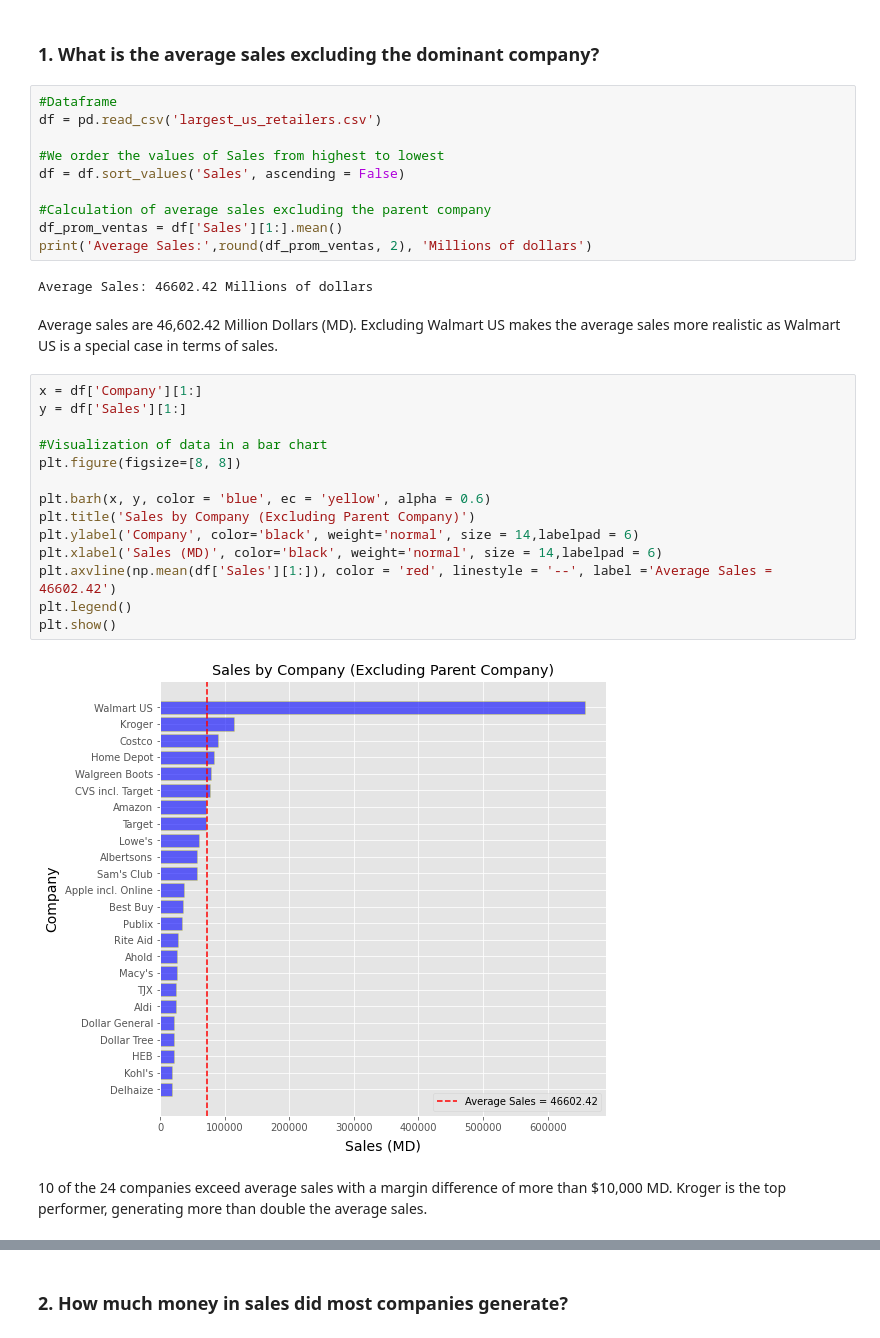
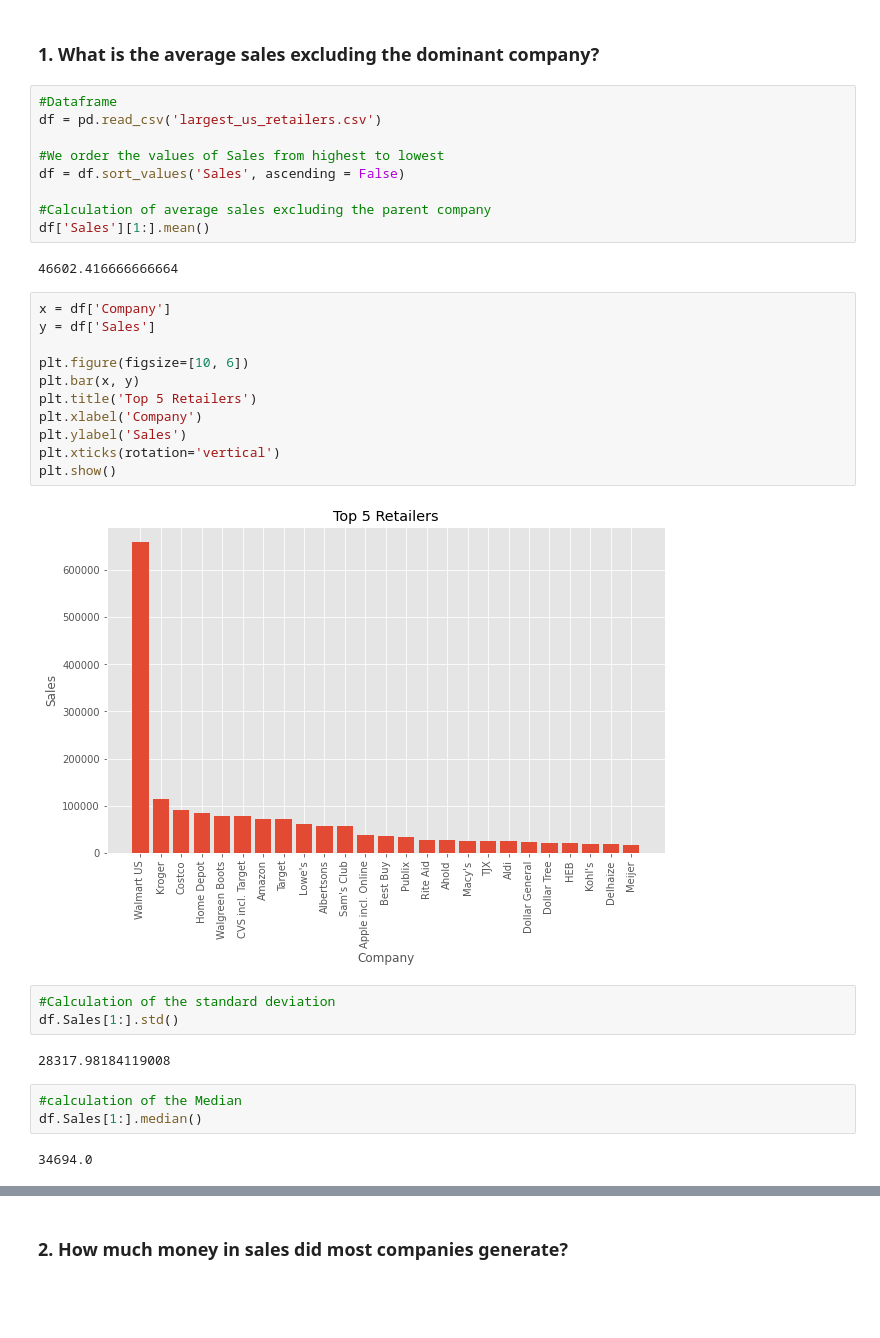
Before and after one commit to jbernalg/data_analysis_projects, a Jupyter notebook: Challenge_DataAcademy/Data_Analysis_Project.ipynb, the cells around one changed output, grey strips where cells are left out. Saved outputs shown, nothing was run; the diff lists cells and outputs as text; blank space fills up the shorter version.

Commit message:
Challenge_DataAcademy modified

```diff
--- a/Challenge_DataAcademy/Data_Analysis_Project.ipynb
+++ b/Challenge_DataAcademy/Data_Analysis_Project.ipynb
@@ -89,27 +89,29 @@ df = pd.read_csv('largest_us_retailers.csv')
 df = df.sort_values('Sales', ascending = False)
 
 #Calculation of average sales excluding the parent company
-df_prom_ventas = df['Sales'][1:].mean()
-print('Average Sales:',round(df_prom_ventas, 2), 'Millions of dollars')
+df['Sales'][1:].mean()
 # %% [output]
-Average Sales: 46602.42 Millions of dollars
+46602.416666666664
-# %% [markdown]
-Average sales are 46,602.42 Million Dollars (MD). Excluding Walmart US makes the average sales more realistic as Walmart US is a special case in terms of sales.
-# %%
-x = df['Company'][1:]
-y = df['Sales'][1:]
-
-#Visualization of data in a bar chart
-plt.figure(figsize=[8, 8])
-
-plt.barh(x, y, color = 'blue', ec = 'yellow', alpha = 0.6)
-plt.title('Sales by Company (Excluding Parent Company)')
-plt.ylabel('Company', color='black', weight='normal', size = 14,labelpad = 6)
-plt.xlabel('Sales (MD)', color='black', weight='normal', size = 14,labelpad = 6)
-plt.axvline(np.mean(df['Sales'][1:]), color = 'red', linestyle = '--', label ='Average Sales = 46602.42')
-plt.legend()
-plt.show()
-# %% [output]
-[figure, removed]
-# %% [markdown]
-10 of the 24 companies exceed average sales with a margin difference of more than $10,000 MD. Kroger is the top performer, generating more than double the average sales.
+# %%
+x = df['Company']
+y = df['Sales']
+
+plt.figure(figsize=[10, 6])
+plt.bar(x, y)
+plt.title('Top 5 Retailers')
+plt.xlabel('Company')
+plt.ylabel('Sales')
+plt.xticks(rotation='vertical')
+plt.show()
+# %% [output]
+[figure, added]
+# %%
+#Calculation of the standard deviation
+df.Sales[1:].std()
+# %% [output]
+28317.98184119008
+# %%
+#calculation of the Median
+df.Sales[1:].median()
+# %% [output]
+34694.0
```
Also changed, not shown: parts of 2 cells of this notebook.
